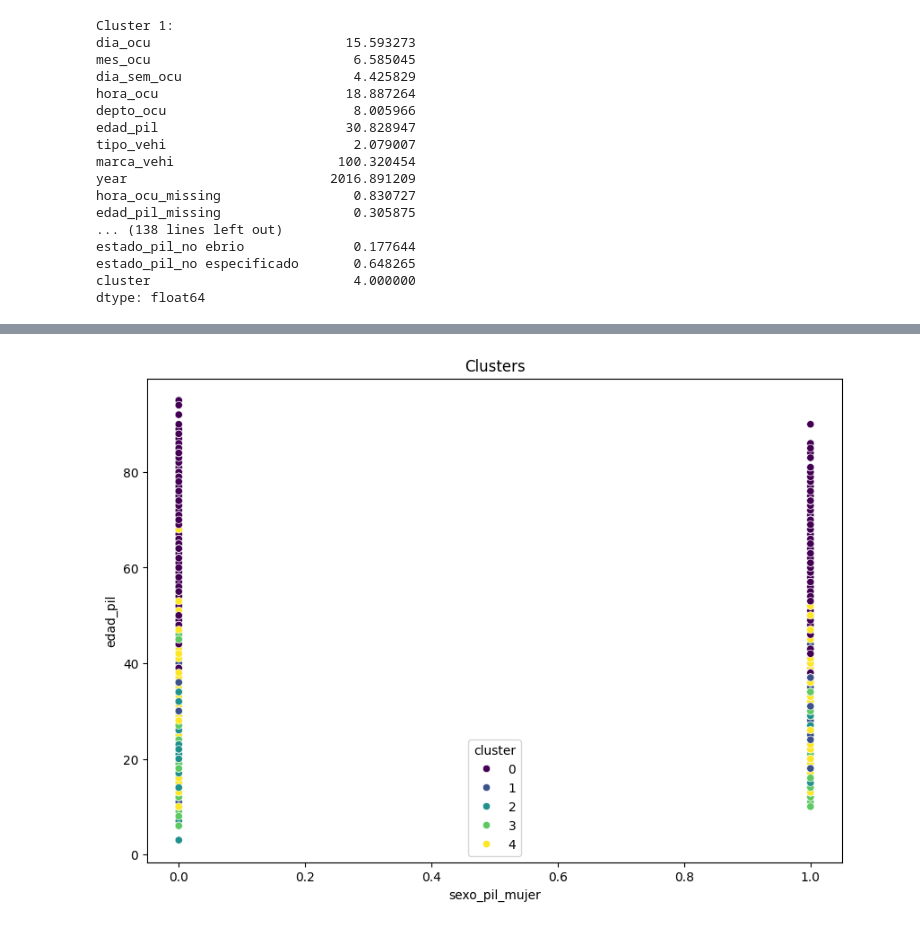
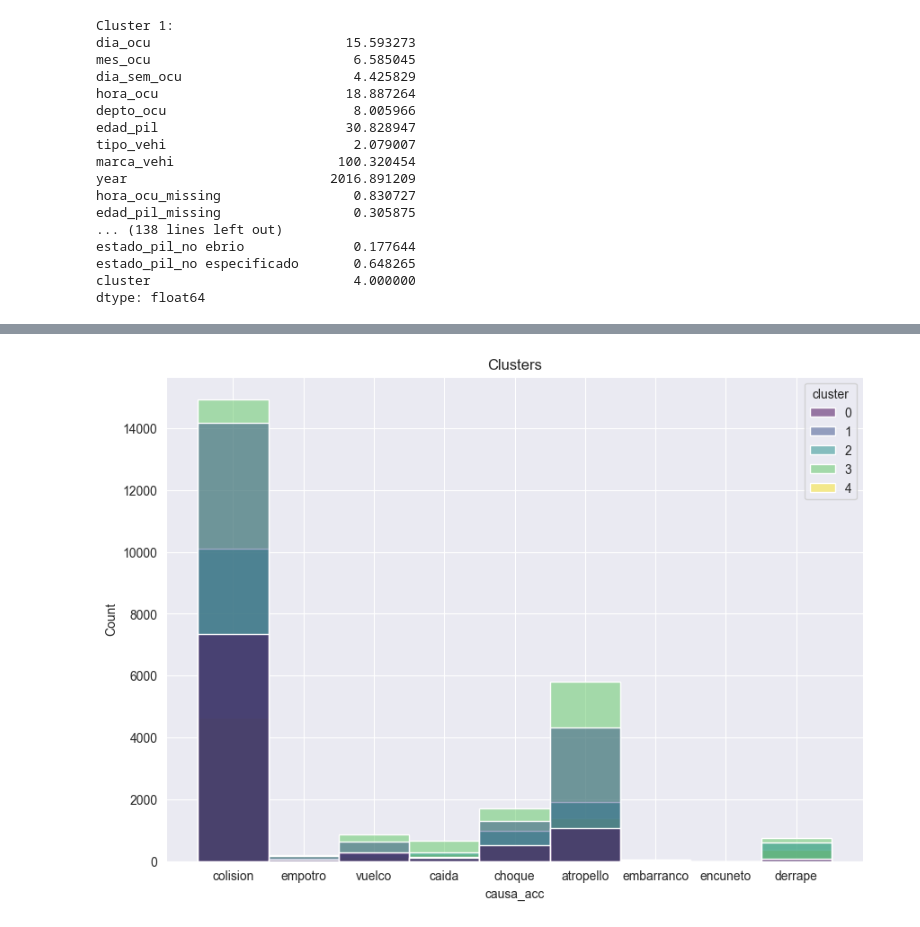
Before and after one commit to FranzCastillo/DM-Car-Incidents-in-GT-Analysis, a Jupyter notebook: Analysis.ipynb, the cells around one changed output, grey strips where cells are left out. Drawn from its saved outputs; the diff is of its cells as text; code cells hidden in the pictures.

Commit message:
Fixed causa_acc graph

```diff
--- a/Analysis.ipynb
+++ b/Analysis.ipynb
@@ -648,6 +640,9 @@ use_ordinal = [
     'marca_vehi'
 ]
 df[use_ordinal] = ordinal_encoder.fit_transform(df[use_ordinal])
+# %%
+# To be later used as analysis
+df_copy = df.copy()
 # %%
 # One hot is the difference of all the categorical columns and the ones that are going to be ordinal encoded
 use_onehot = list(set(categorical) - set(use_ordinal) - {'mes_ocu', 'dia_sem_ocu', 'hora_ocu_missing', 'edad_pil_missing'})
@@ -777,6 +772,7 @@ Silhouette Score: 0.10448472376557706
 # Add the cluster to the original dataframe
 scaled_df['cluster'] = kmeans.labels_
 df['cluster'] = kmeans.labels_
+df_copy['cluster'] = kmeans.labels_
 # %%
 df.head()
 # %% [output]
@@ -947,7 +873,7 @@ plt.show()
-# %%
-plt.figure(figsize=(10, 7))
-sns.scatterplot(data=df, x='sexo_pil_mujer', y='edad_pil', hue='cluster', palette='viridis')
-plt.title('Clusters')
-plt.show()
-# %% [output]
-[figure, removed]
+# %%
+plt.figure(figsize=(10, 7))
+sns.histplot(data=df_copy, x='causa_acc', hue='cluster', palette='viridis', bins=30)
+plt.title('Clusters')
+plt.show()
+# %% [output]
+[figure, added]
```
Also changed, not shown: parts of 24 cells of this notebook.
